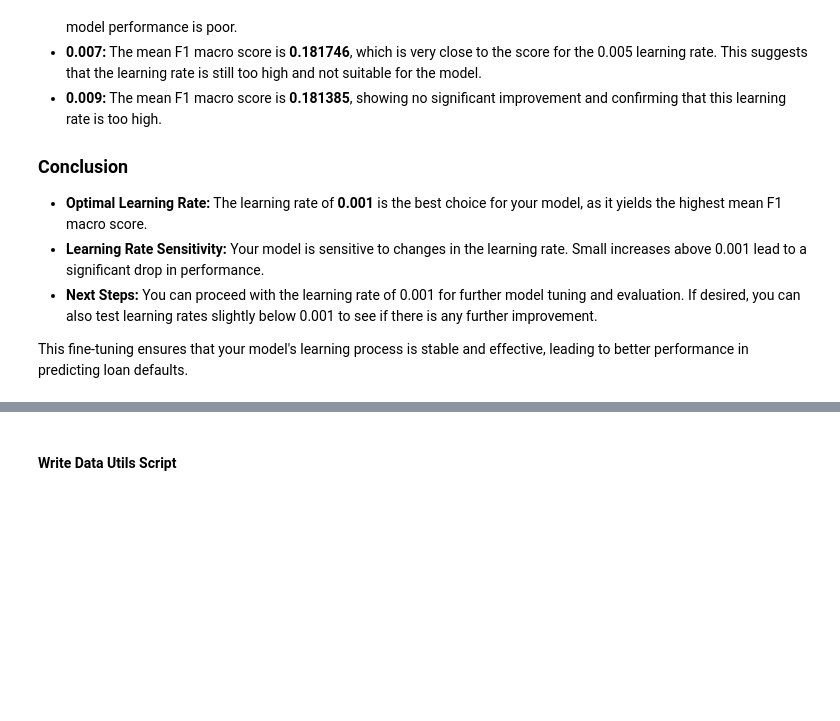
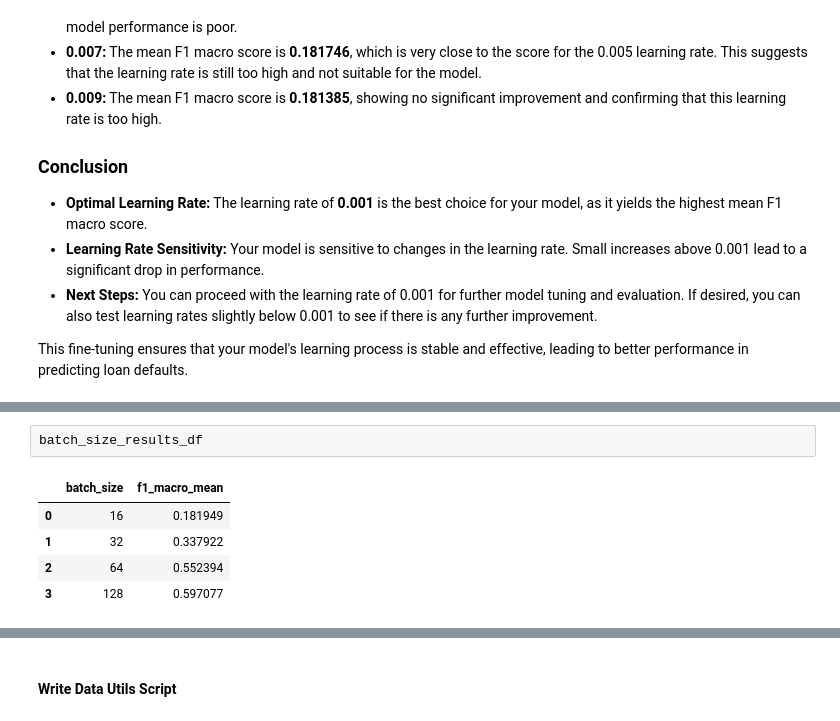
Before and after one commit to micah-shull/Machine_Learning_Pipelines, a Jupyter notebook: pipelines_07_pytorch_pipeline_11_hyperparameter_tuning.ipynb, the cells around one changed output, grey strips where cells are left out. Saved outputs shown, nothing was run; the diff lists cells and outputs as text; blank space fills up the shorter version.

```diff
--- a/pipelines_07_pytorch_pipeline_11_hyperparameter_tuning.ipynb
+++ b/pipelines_07_pytorch_pipeline_11_hyperparameter_tuning.ipynb
@@ -290,0 +317,8 @@ plt.show()
+# %%
+batch_size_results_df
+# %% [output]
+|  | batch_size | f1_macro_mean |
+| 0 | 16 | 0.181949 |
+| 1 | 32 | 0.337922 |
+| 2 | 64 | 0.552394 |
+| 3 | 128 | 0.597077 |
```
Also changed, not shown: parts of 7 cells of this notebook.
